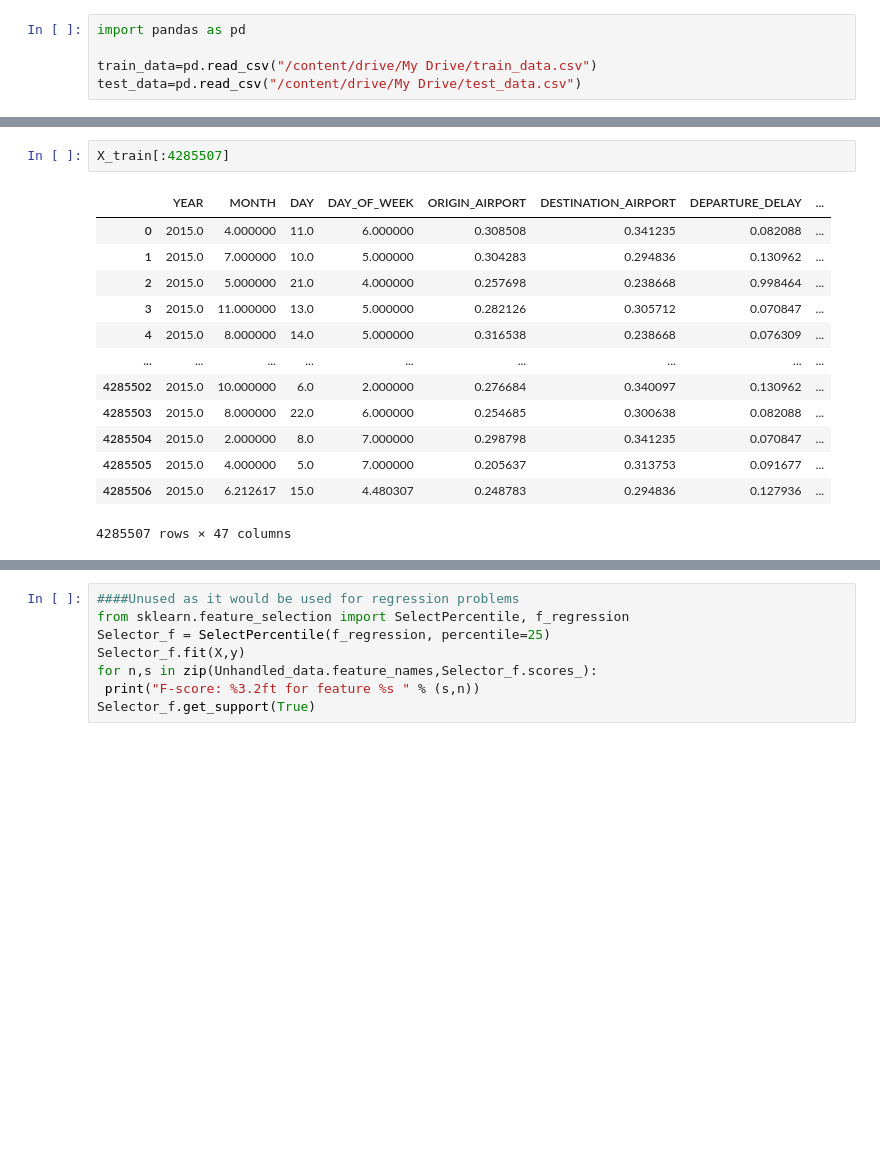
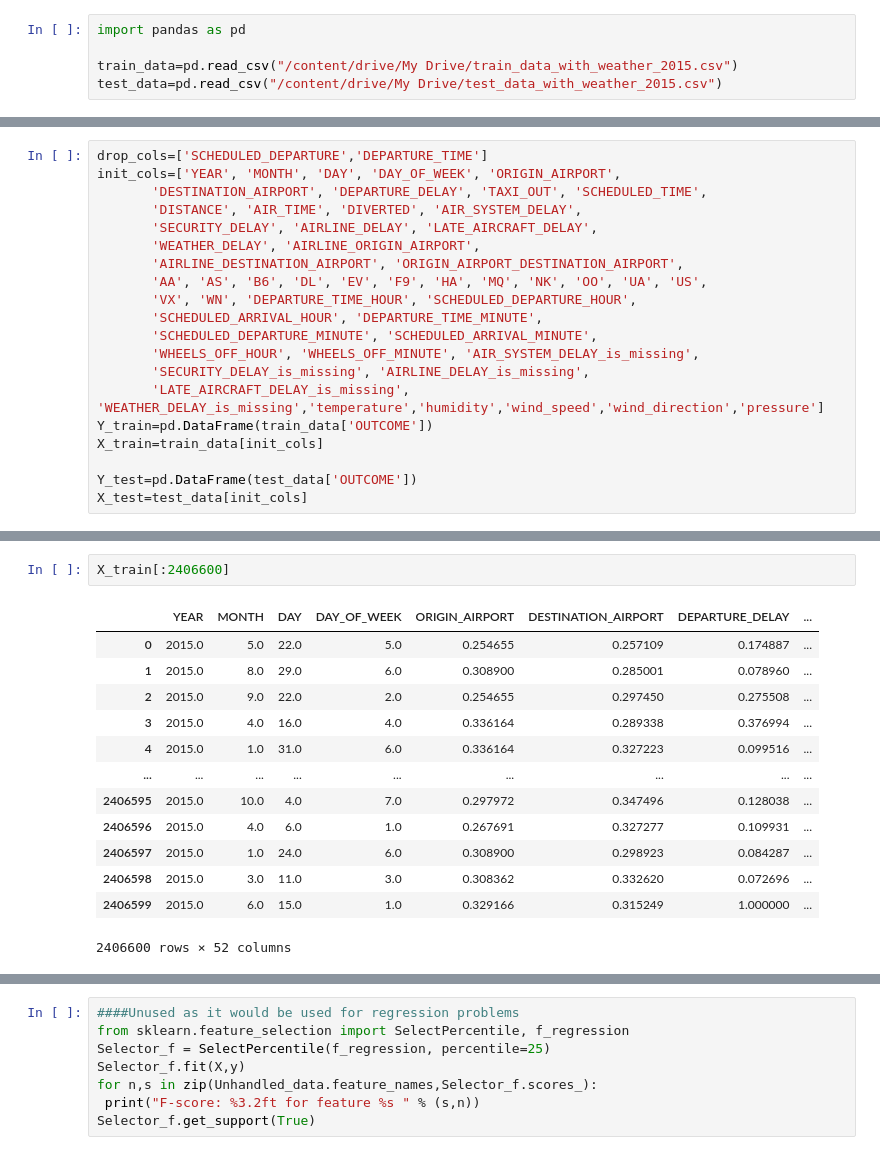
Before and after one commit to bchaithanyasai/PredictLateArrivalsPaper, a Jupyter notebook: Feature_Selection_and_Predictive_Modelling_with_Weather_2015.ipynb, the cells around one changed output, grey strips where cells are left out. Saved outputs shown, nothing was run; the diff lists cells and outputs as text; blank space fills up the shorter version.

```diff
--- a/Feature_Selection_and_Predictive_Modelling_with_Weather_2015.ipynb
+++ b/Feature_Selection_and_Predictive_Modelling_with_Weather_2015.ipynb
@@ -12,8 +8,8 @@ Mounted at /content/drive
 # %%
 import pandas as pd
 
-train_data=pd.read_csv("/content/drive/My Drive/train_data.csv")
-test_data=pd.read_csv("/content/drive/My Drive/test_data.csv")
+train_data=pd.read_csv("/content/drive/My Drive/train_data_with_weather_2015.csv")
+test_data=pd.read_csv("/content/drive/My Drive/test_data_with_weather_2015.csv")
 # %%
 print(train_data.OUTCOME.mean(),test_data.OUTCOME.mean())
 # %% [output]
@@ -59,3 +49,23 @@ X_test=test_data.drop("OUTCOME",axis=1)
+# %%
+drop_cols=['SCHEDULED_DEPARTURE','DEPARTURE_TIME']
+init_cols=['YEAR', 'MONTH', 'DAY', 'DAY_OF_WEEK', 'ORIGIN_AIRPORT',
+       'DESTINATION_AIRPORT', 'DEPARTURE_DELAY', 'TAXI_OUT', 'SCHEDULED_TIME',
+       'DISTANCE', 'AIR_TIME', 'DIVERTED', 'AIR_SYSTEM_DELAY',
+       'SECURITY_DELAY', 'AIRLINE_DELAY', 'LATE_AIRCRAFT_DELAY',
+       'WEATHER_DELAY', 'AIRLINE_ORIGIN_AIRPORT',
+       'AIRLINE_DESTINATION_AIRPORT', 'ORIGIN_AIRPORT_DESTINATION_AIRPORT',
+       'AA', 'AS', 'B6', 'DL', 'EV', 'F9', 'HA', 'MQ', 'NK', 'OO', 'UA', 'US',
+       'VX', 'WN', 'DEPARTURE_TIME_HOUR', 'SCHEDULED_DEPARTURE_HOUR',
+       'SCHEDULED_ARRIVAL_HOUR', 'DEPARTURE_TIME_MINUTE',
+       'SCHEDULED_DEPARTURE_MINUTE', 'SCHEDULED_ARRIVAL_MINUTE',
+       'WHEELS_OFF_HOUR', 'WHEELS_OFF_MINUTE', 'AIR_SYSTEM_DELAY_is_missing',
+       'SECURITY_DELAY_is_missing', 'AIRLINE_DELAY_is_missing',
+       'LATE_AIRCRAFT_DELAY_is_missing', 'WEATHER_DELAY_is_missing','temperature','humidity','wind_speed','wind_direction','pressure']
+Y_train=pd.DataFrame(train_data['OUTCOME'])
+X_train=train_data[init_cols]
+
+Y_test=pd.DataFrame(test_data['OUTCOME'])
+X_test=test_data[init_cols]
 # %%
 X_train
 # %% [output]
@@ -75,19 +85,19 @@ X_train
 # %%
-X_train[:4285507]
+X_train[:2406600]
 # %% [output]
 |  | YEAR | MONTH | DAY | DAY_OF_WEEK | ORIGIN_AIRPORT | DESTINATION_AIRPORT | DEPARTURE_DELAY | ... |
-| 0 | 2015.0 | 4.000000 | 11.0 | 6.000000 | 0.308508 | 0.341235 | 0.082088 | ... |
-| 1 | 2015.0 | 7.000000 | 10.0 | 5.000000 | 0.304283 | 0.294836 | 0.130962 | ... |
-| 2 | 2015.0 | 5.000000 | 21.0 | 4.000000 | 0.257698 | 0.238668 | 0.998464 | ... |
-| 3 | 2015.0 | 11.000000 | 13.0 | 5.000000 | 0.282126 | 0.305712 | 0.070847 | ... |
-| 4 | 2015.0 | 8.000000 | 14.0 | 5.000000 | 0.316538 | 0.238668 | 0.076309 | ... |
+| 0 | 2015.0 | 5.0 | 22.0 | 5.0 | 0.254655 | 0.257109 | 0.174887 | ... |
+| 1 | 2015.0 | 8.0 | 29.0 | 6.0 | 0.308900 | 0.285001 | 0.078960 | ... |
+| 2 | 2015.0 | 9.0 | 22.0 | 2.0 | 0.254655 | 0.297450 | 0.275508 | ... |
+| 3 | 2015.0 | 4.0 | 16.0 | 4.0 | 0.336164 | 0.289338 | 0.376994 | ... |
+| 4 | 2015.0 | 1.0 | 31.0 | 6.0 | 0.336164 | 0.327223 | 0.099516 | ... |
 | ... | ... | ... | ... | ... | ... | ... | ... | ... |
-| 4285502 | 2015.0 | 10.000000 | 6.0 | 2.000000 | 0.276684 | 0.340097 | 0.130962 | ... |
-| 4285503 | 2015.0 | 8.000000 | 22.0 | 6.000000 | 0.254685 | 0.300638 | 0.082088 | ... |
-| 4285504 | 2015.0 | 2.000000 | 8.0 | 7.000000 | 0.298798 | 0.341235 | 0.070847 | ... |
-| 4285505 | 2015.0 | 4.000000 | 5.0 | 7.000000 | 0.205637 | 0.313753 | 0.091677 | ... |
-| 4285506 | 2015.0 | 6.212617 | 15.0 | 4.480307 | 0.248783 | 0.294836 | 0.127936 | ... |
+| 2406595 | 2015.0 | 10.0 | 4.0 | 7.0 | 0.297972 | 0.347496 | 0.128038 | ... |
+| 2406596 | 2015.0 | 4.0 | 6.0 | 1.0 | 0.267691 | 0.327277 | 0.109931 | ... |
+| 2406597 | 2015.0 | 1.0 | 24.0 | 6.0 | 0.308900 | 0.298923 | 0.084287 | ... |
+| 2406598 | 2015.0 | 3.0 | 11.0 | 3.0 | 0.308362 | 0.332620 | 0.072696 | ... |
+| 2406599 | 2015.0 | 6.0 | 15.0 | 1.0 | 0.329166 | 0.315249 | 1.000000 | ... |
-4285507 rows × 47 columns
+2406600 rows × 52 columns
 # %%
 Y_train
 # %% [output]
```
Also changed, not shown: parts of 32 cells of this notebook.
